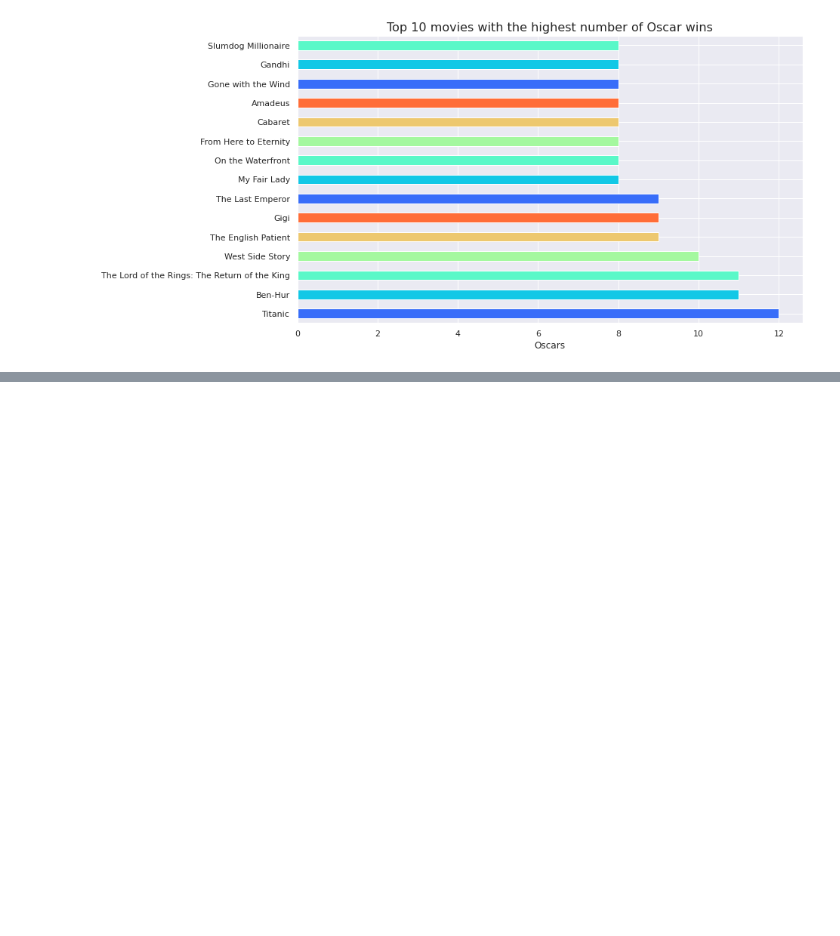
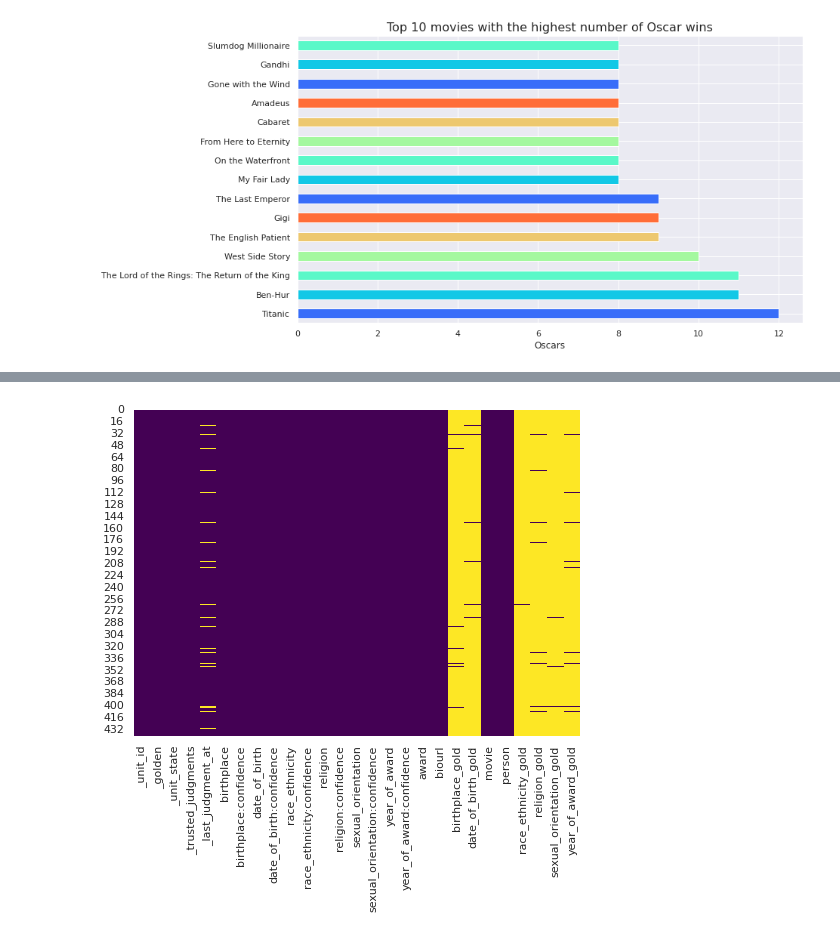
Before and after one commit to MohiMozaffari/Analyzing-Oscar-Academy-Awards-Data, a Jupyter notebook: oscar.ipynb, the cells around one changed output, grey strips where cells are left out. Cells and saved outputs as stored; diff of their text form; code cells hidden in the pictures; blank space fills up the shorter version.

Commit message:
analyze demographics of winners

```diff
--- a/oscar.ipynb
+++ b/oscar.ipynb
@@ -183,0 +190,5 @@ plt.show()
+# %%
+#read the data into pandas frame
+demo_org = pd.read_csv("Oscars-demographics-DFE.csv",encoding='cp1252')  #this dataset contains demographics of oscar winners
+#see the head of data
+demo_org.head()
@@ -183,0 +203,8 @@ plt.show()
+# %%
+#find lack of data
+plt.figure(figsize=(8,6))
+#plot the data to find the Nan
+sns.heatmap(demo_org.isnull(), cmap = "viridis", cbar = False) #this function change the null data to true
+plt.show()
+# %% [output]
+[figure, added]
```
Also changed, not shown: parts of 15 cells of this notebook.
